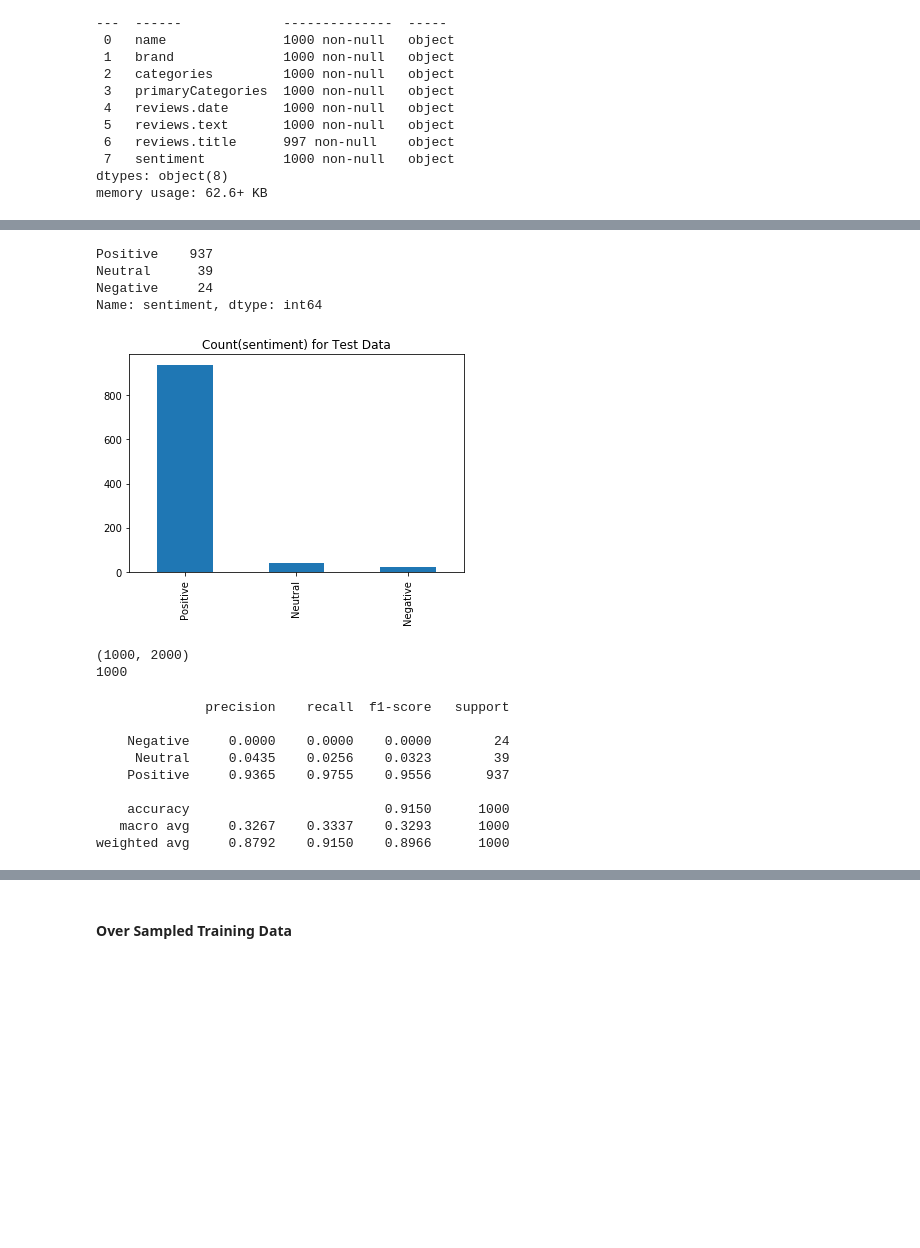
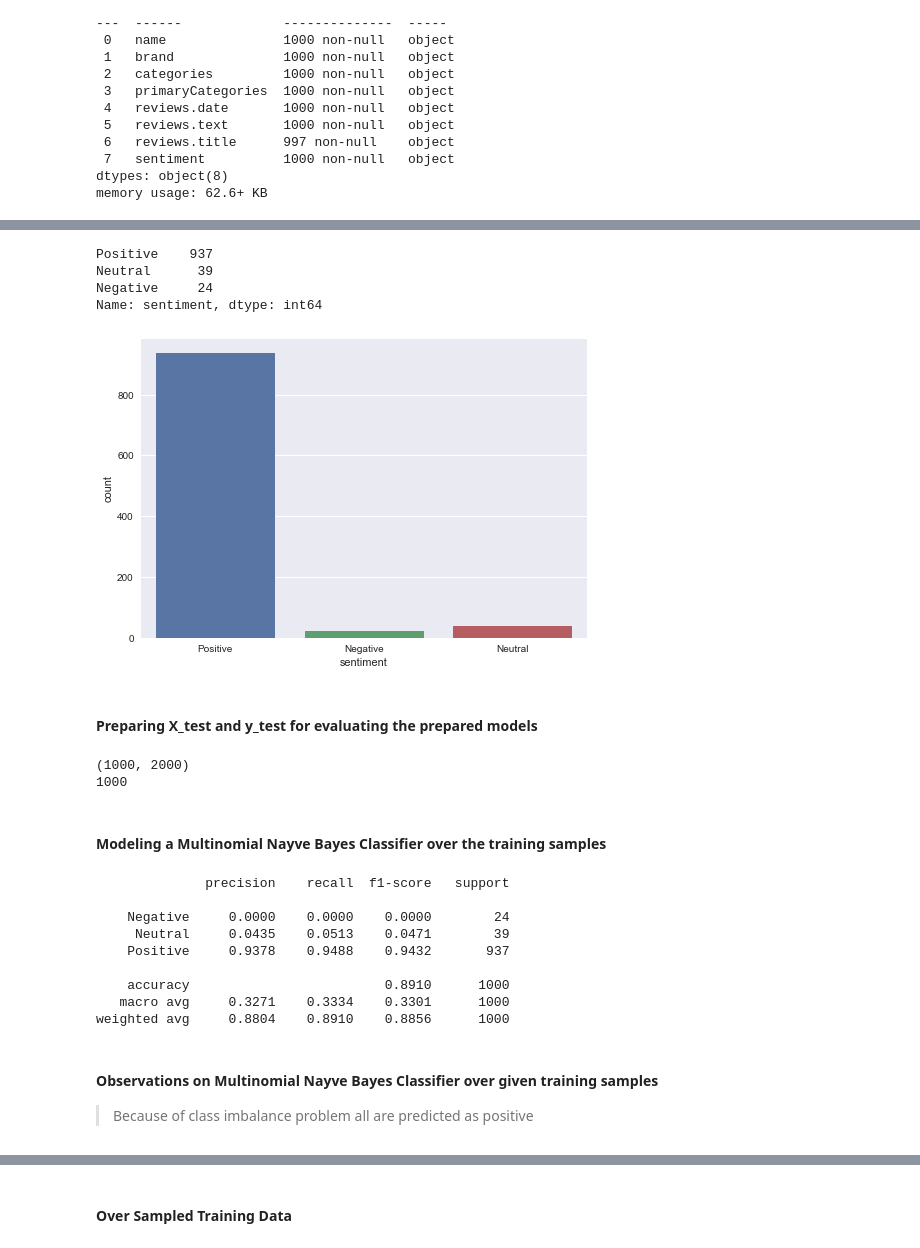
Before and after one commit to snbhattacharjya/Simplilearn, a Jupyter notebook: Capstone Project/E-commerce.ipynb, the cells around one changed output, grey strips where cells are left out. Saved outputs shown, nothing was run; the diff lists cells and outputs as text; code cells hidden in the pictures; blank space fills up the shorter version.

```diff
--- a/Capstone Project/E-commerce.ipynb
+++ b/Capstone Project/E-commerce.ipynb
@@ -59,6 +61,11 @@ def preprocess(data):
                    for text in data]
     print("Completed Removal of Words of length = 1")
 
+    data = [[WordNetLemmatizer().lemmatize(word) for word in text]
+                   for text in data]
+    print("Completed Lemmatization of Words")
+
+
     data_cleaned = []
 
     for record in data:
@@ -260,13 +317,15 @@ Wall time: 9.54 s
 # %%
 print(validation_df['sentiment'].value_counts())
-validation_df['sentiment'].value_counts().plot(kind='bar', title="Count(sentiment) for Test Data")
+sns.countplot(x='sentiment', data=validation_df)
 plt.show()
 # %% [output]
 Positive    937
 Neutral      39
 Negative     24
 Name: sentiment, dtype: int64
-[figure, old version]
+[figure, new version]
+# %% [markdown]
+#### Preparing X_test and y_test for evaluating the prepared models
 # %%
 X_test, y_test = create_dataset(validation_df, 'reviews_cleaned', 'sentiment', TfidfVectorizer(max_features=2000))
 # %%
@@ -275,6 +334,8 @@ print(len(y_test))
 # %% [output]
 (1000, 2000)
 1000
+# %% [markdown]
+#### Modeling a Multinomial Nayve Bayes Classifier over the training samples
 # %%
 multi_nb = create_model(X_train, y_train, MultinomialNB())
 # %%
@@ -283,9 +344,12 @@ print(classification_report(y_test, multi_nb.predict(X_test), digits=4))
               precision    recall  f1-score   support
 
     Negative     0.0000    0.0000    0.0000        24
-     Neutral     0.0435    0.0256    0.0323        39
-    Positive     0.9365    0.9755    0.9556       937
+     Neutral     0.0435    0.0513    0.0471        39
+    Positive     0.9378    0.9488    0.9432       937
 
-    accuracy                         0.9150      1000
-   macro avg     0.3267    0.3337    0.3293      1000
-weighted avg     0.8792    0.9150    0.8966      1000
+    accuracy                         0.8910      1000
+   macro avg     0.3271    0.3334    0.3301      1000
+weighted avg     0.8804    0.8910    0.8856      1000
+# %% [markdown]
+#### Observations on Multinomial Nayve Bayes Classifier over given training samples
+> Because of class imbalance problem all are predicted as positive
```
Also changed, not shown: parts of 35 cells of this notebook.
